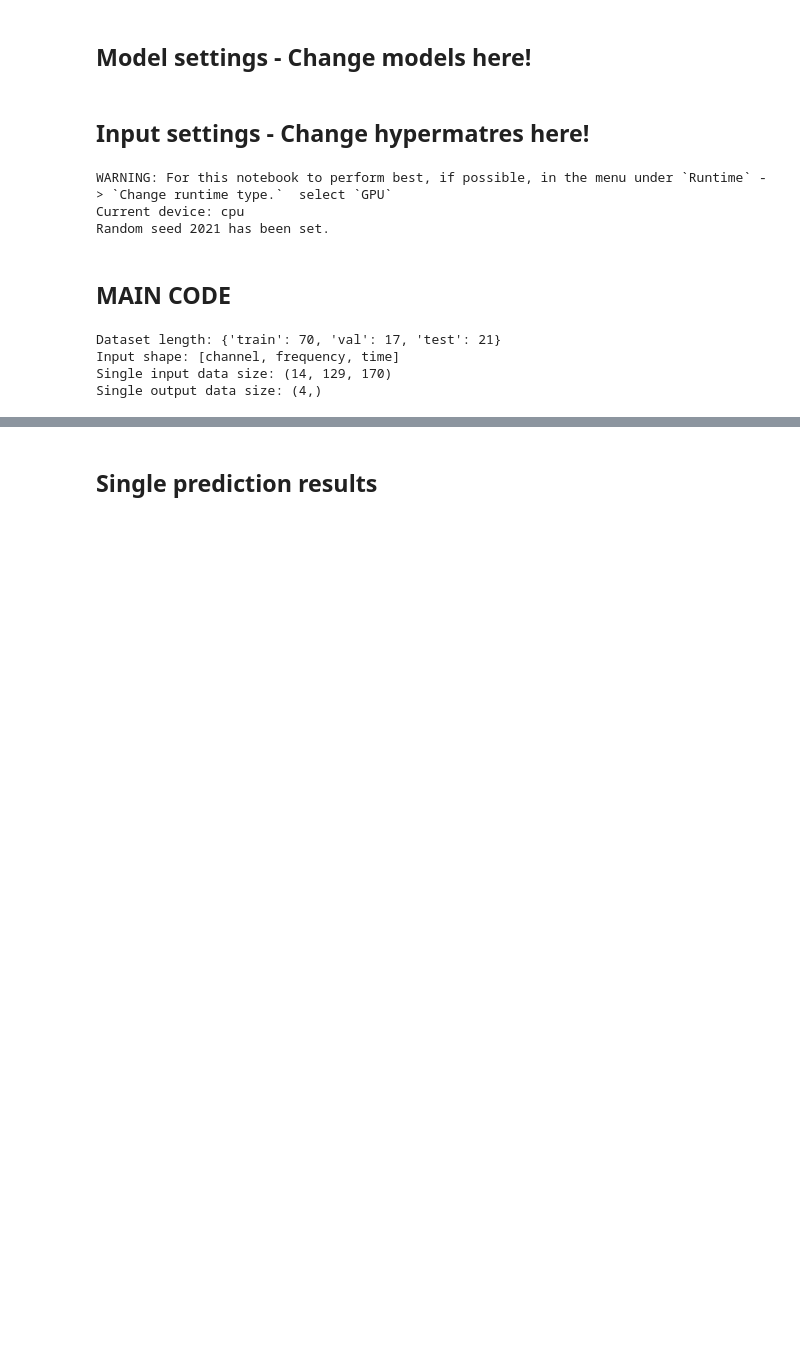
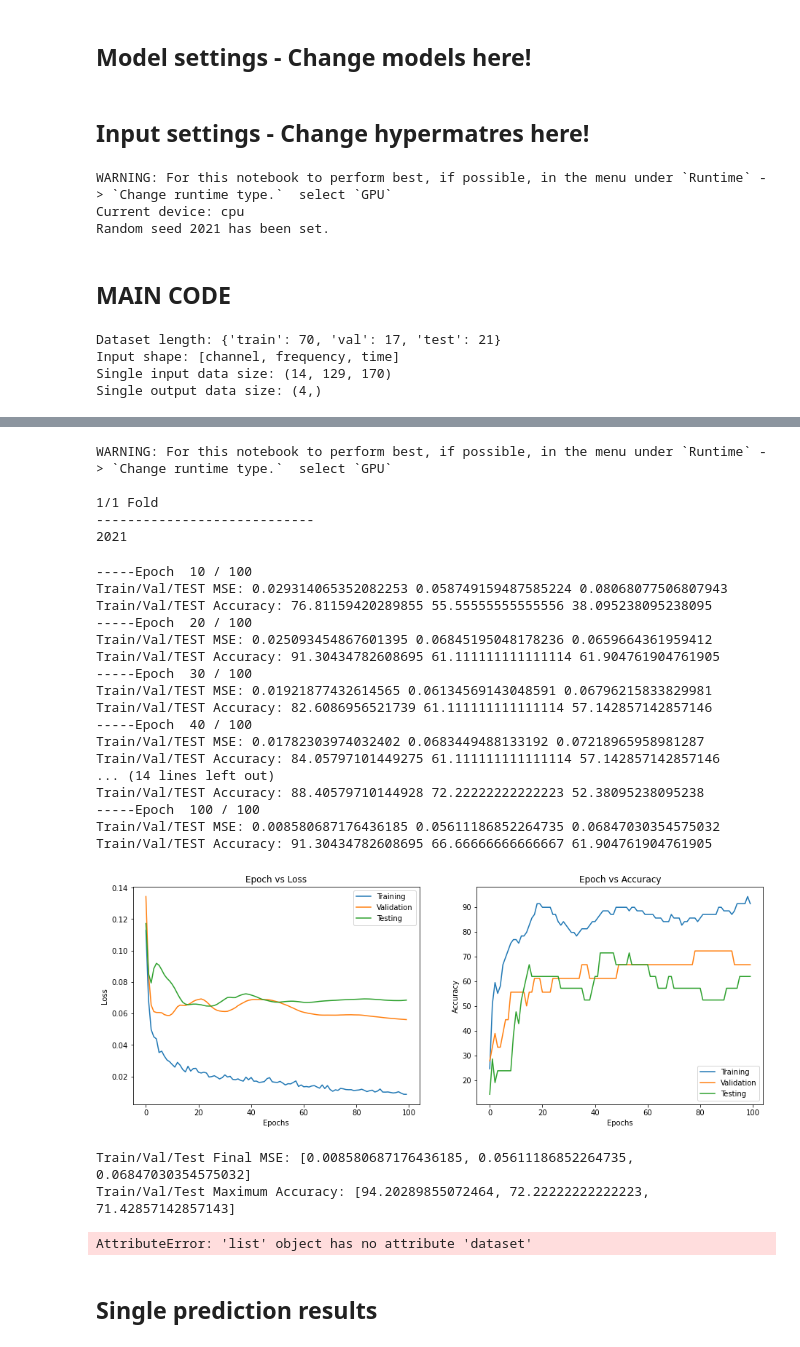
Before and after one commit to kslangewal/CerealTimeKillers, a Jupyter notebook: CerealTimeKillersNet.ipynb, the cells around one changed output, grey strips where cells are left out. Saved outputs shown, nothing was run; the diff lists cells and outputs as text; code cells hidden in the pictures; blank space fills up the shorter version.

```diff
--- a/CerealTimeKillersNet.ipynb
+++ b/CerealTimeKillersNet.ipynb
@@ -681,3 +910,50 @@ print('Train/Val/Test Average Accuracy:', list(np.mean(np.array(acc_K), axis = 0
+# %%
+# Model simulation
+args = {
+    'epochs': 100,
+    'lr': 1e-4,
+    'momentum': 0.99,
+    'l1': 0,
+    'l2': 0,
+    'device': set_device(),
+}
+for t in range(12):
+    t=3
+    loss_K, acc_K, param_K, models_T4 = MaxModelSimulator(args,
+                                                                       TrainDataLoader,
+                                                                       ValDataLoader,
+                                                                       TestDataLoader,
+                                                                       DataSize,
+                                                                       K_fold_train = K_fold_train,
+                                                                       k_folds = k_folds,t=[t])
+    print(TrainDataLoader.dataset)
+# %% [output]
+WARNING: For this notebook to perform best, if possible, in the menu under `Runtime` -> `Change runtime type.`  select `GPU`
+
+1/1 Fold
+----------------------------
+2021
+-----Epoch  10 / 100
+Train/Val/TEST MSE: 0.029314065352082253 0.058749159487585224 0.08068077506807943
+Train/Val/TEST Accuracy: 76.81159420289855 55.55555555555556 38.095238095238095
+-----Epoch  20 / 100
+Train/Val/TEST MSE: 0.025093454867601395 0.06845195048178236 0.0659664361959412
+Train/Val/TEST Accuracy: 91.30434782608695 61.111111111111114 61.904761904761905
+-----Epoch  30 / 100
+Train/Val/TEST MSE: 0.01921877432614565 0.06134569143048591 0.06796215833829981
+Train/Val/TEST Accuracy: 82.6086956521739 61.111111111111114 57.142857142857146
+-----Epoch  40 / 100
+Train/Val/TEST MSE: 0.01782303974032402 0.0683449488133192 0.07218965958981287
+Train/Val/TEST Accuracy: 84.05797101449275 61.111111111111114 57.142857142857146
+... (14 lines left out)
+Train/Val/TEST Accuracy: 88.40579710144928 72.22222222222223 52.38095238095238
+-----Epoch  100 / 100
+Train/Val/TEST MSE: 0.008580687176436185 0.05611186852264735 0.06847030354575032
+Train/Val/TEST Accuracy: 91.30434782608695 66.66666666666667 61.904761904761905
+[figure, added]
+Train/Val/Test Final MSE: [0.008580687176436185, 0.05611186852264735, 0.06847030354575032]
+Train/Val/Test Maximum Accuracy: [94.20289855072464, 72.22222222222223, 71.42857142857143]
+AttributeError: 'list' object has no attribute 'dataset'
 # %% [markdown]
 ## Single prediction results
 # %%
```
Also changed, not shown: parts of 12 cells of this notebook.
